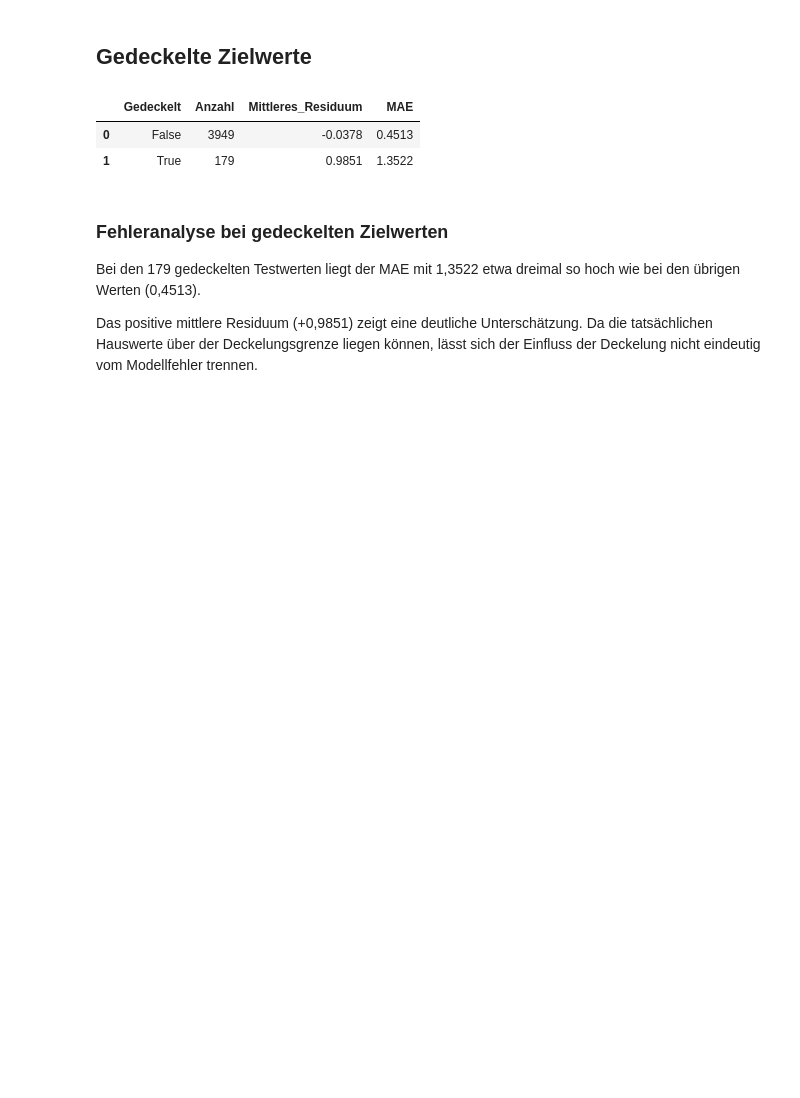
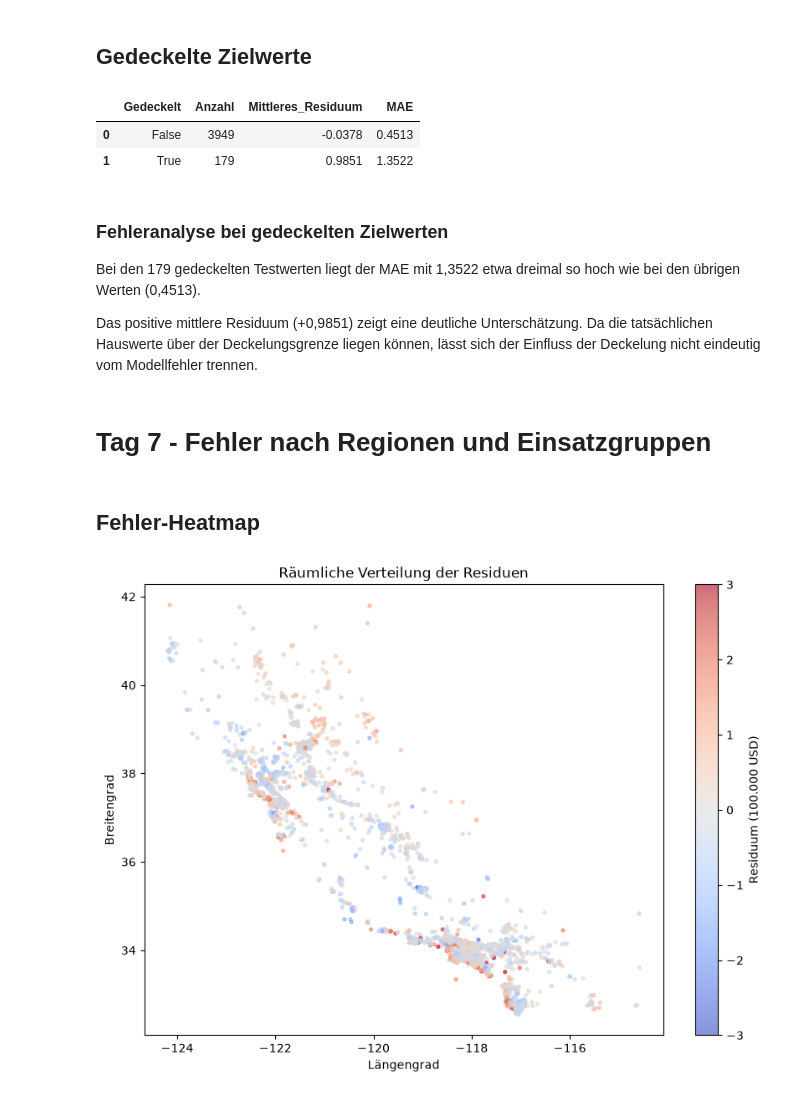
Before and after one commit to aaronddecker/california-housing-ml, a Jupyter notebook: notebooks/03_evaluation_report.ipynb, the cells around one changed output. Saved outputs shown, nothing was run; the diff lists cells and outputs as text; code cells hidden in the pictures; blank space fills up the shorter version.

```diff
--- a/notebooks/03_evaluation_report.ipynb
+++ b/notebooks/03_evaluation_report.ipynb
@@ -142,3 +142,30 @@ display(fehler_deckelung.round(4))
 Bei den 179 gedeckelten Testwerten liegt der MAE mit 1,3522 etwa dreimal so hoch wie bei den übrigen Werten (0,4513).
 
 Das positive mittlere Residuum (+0,9851) zeigt eine deutliche Unterschätzung. Da die tatsächlichen Hauswerte über der Deckelungsgrenze liegen können, lässt sich der Einfluss der Deckelung nicht eindeutig vom Modellfehler trennen.
+# %% [markdown]
+# Tag 7 - Fehler nach Regionen und Einsatzgruppen
+# %% [markdown]
+## Fehler-Heatmap
+# %%
+import matplotlib.pyplot as plt
+
+plt.figure(figsize=(10, 7))
+
+plt.scatter(
+    evaluation["Longitude"],
+    evaluation["Latitude"],
+    c=evaluation["Residuum"],
+    cmap="coolwarm",
+    s=8,
+    alpha=0.6,
+    vmin=-3,
+    vmax=3
+)
+
+plt.colorbar(label="Residuum (100.000 USD)")
+plt.xlabel("Längengrad")
+plt.ylabel("Breitengrad")
+plt.title("Räumliche Verteilung der Residuen")
+plt.show()
+# %% [output]
+[figure, added]
```
Also changed, not shown: parts of 5 cells of this notebook, 7 other files.
